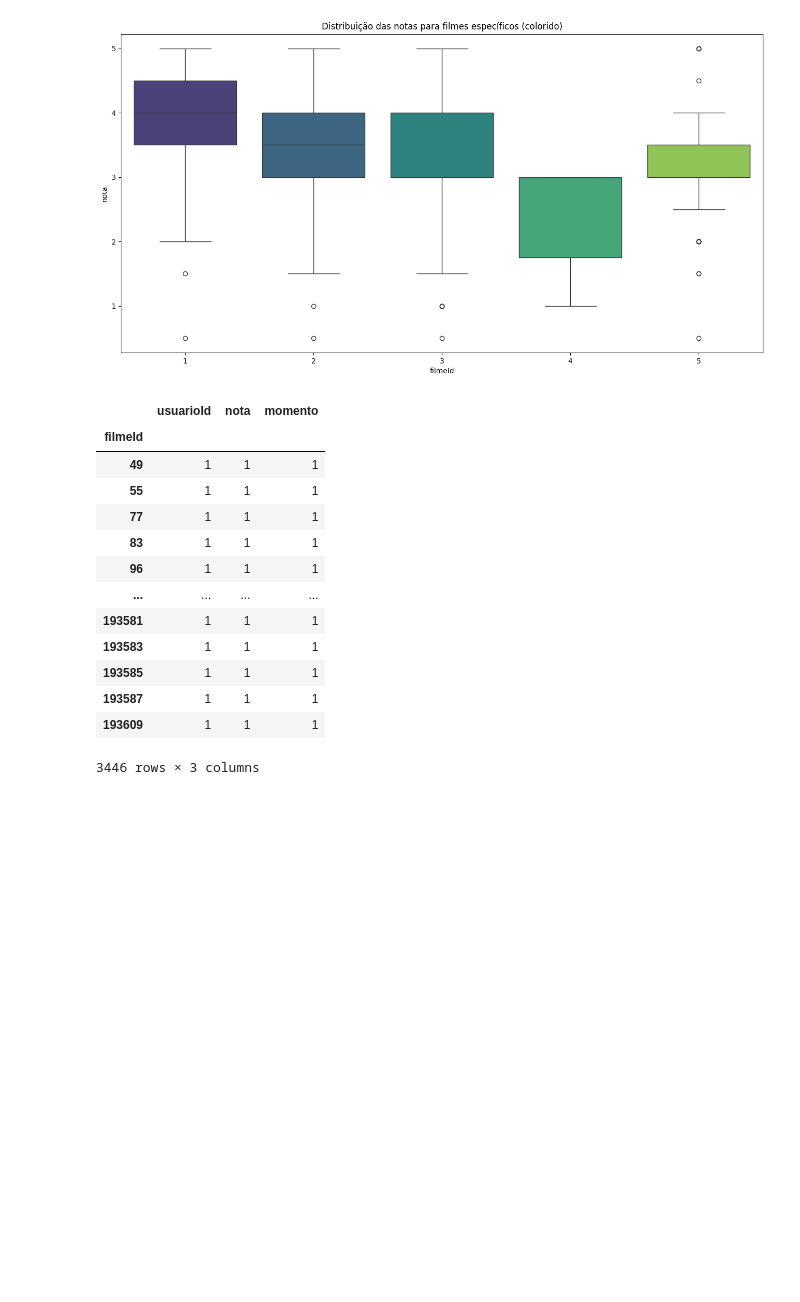
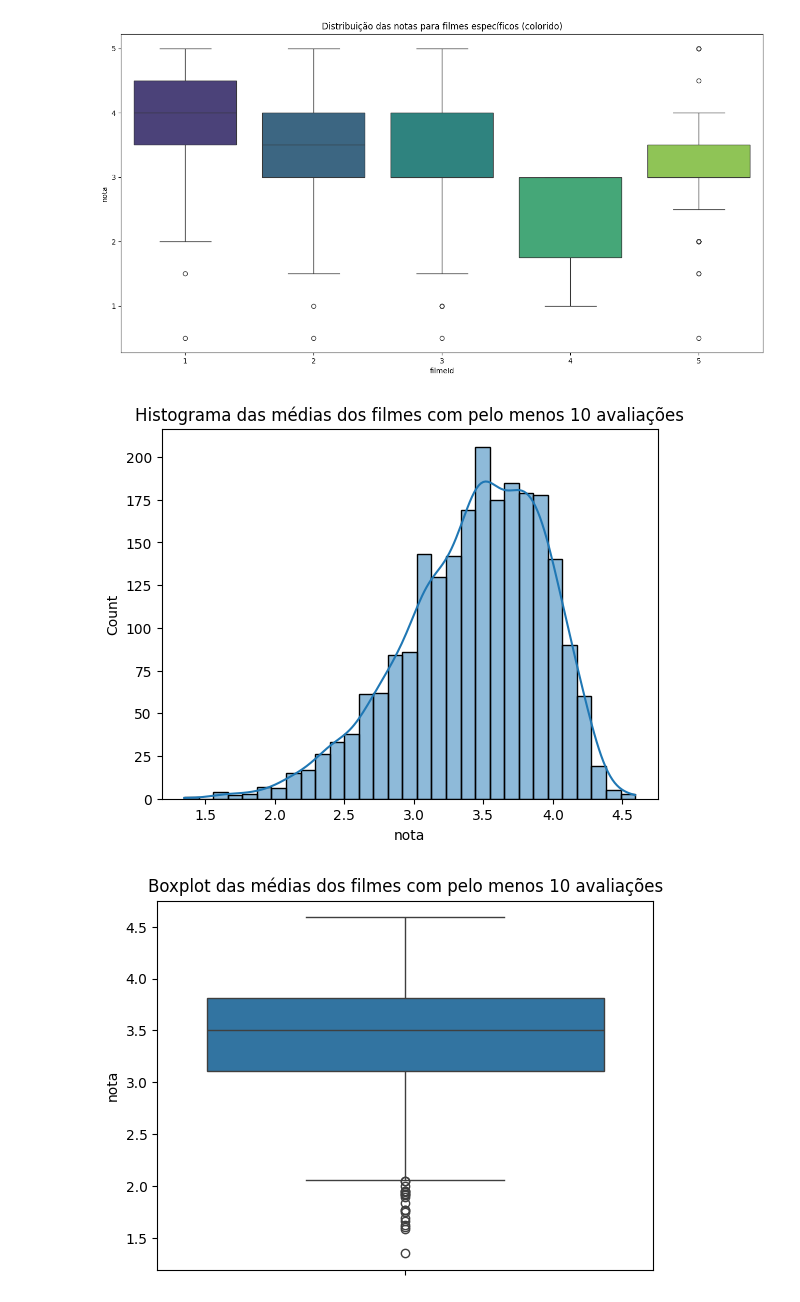
Before and after one commit to MatheusFVieira/Curso_DataScience, a Jupyter notebook: introducao_data_science.ipynb, the cells around one changed output. Drawn from its saved outputs; the diff is of its cells as text; code cells hidden in the pictures; blank space fills up the shorter version.

```diff
--- a/introducao_data_science.ipynb
+++ b/introducao_data_science.ipynb
@@ -506,19 +506,20 @@ Passing `palette` without assigning `hue` is deprecated and will be removed in v
   sns.boxplot(data=notas.query("filmeId in [1, 2, 3, 4, 5]"), x="filmeId", y="nota", palette="viridis")
 [figure]
 # %%
-notas.groupby("filmeId").count().query("nota == 1")
+nota_sem_zero = notas.groupby("filmeId").count().query("nota != 1")
-# %% [output]
-|  | usuarioId | nota | momento |
-| filmeId |  |  |  |
-| 49 | 1 | 1 | 1 |
-| 55 | 1 | 1 | 1 |
-| 77 | 1 | 1 | 1 |
-| 83 | 1 | 1 | 1 |
-| 96 | 1 | 1 | 1 |
-| ... | ... | ... | ... |
-| 193581 | 1 | 1 | 1 |
-| 193583 | 1 | 1 | 1 |
-| 193585 | 1 | 1 | 1 |
-| 193587 | 1 | 1 | 1 |
-| 193609 | 1 | 1 | 1 |
-3446 rows × 3 columns
+# %%
+quantidade_de_votos = notas.groupby("filmeId").count()
+filmes_com_pelo_menos_10_votos = quantidade_de_votos.query("nota >= 10").index
+
+medias_com_pelo_menos_10_votos = medias_por_filme.loc[filmes_com_pelo_menos_10_votos]
+
+sns.histplot(medias_com_pelo_menos_10_votos, kde=True)
+plt.title("Histograma das médias dos filmes com pelo menos 10 avaliações")
+plt.show()
+
+sns.boxplot(medias_com_pelo_menos_10_votos)
+plt.title("Boxplot das médias dos filmes com pelo menos 10 avaliações")
+plt.show()
+# %% [output]
+[figure, added]
+[figure, added]
```
